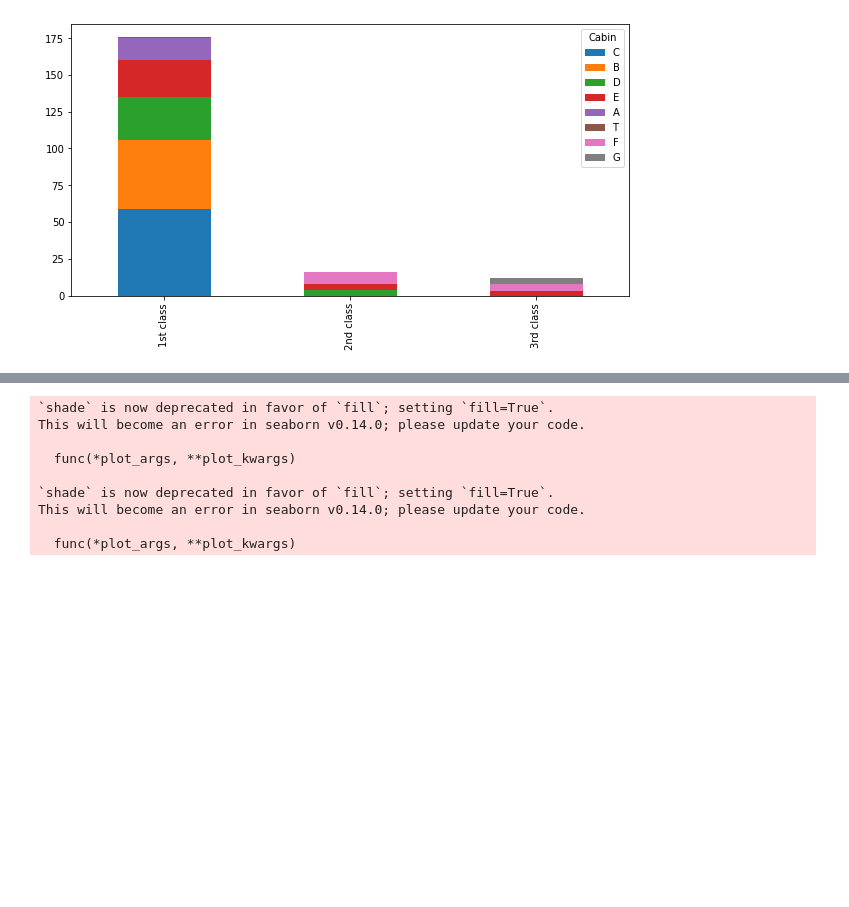
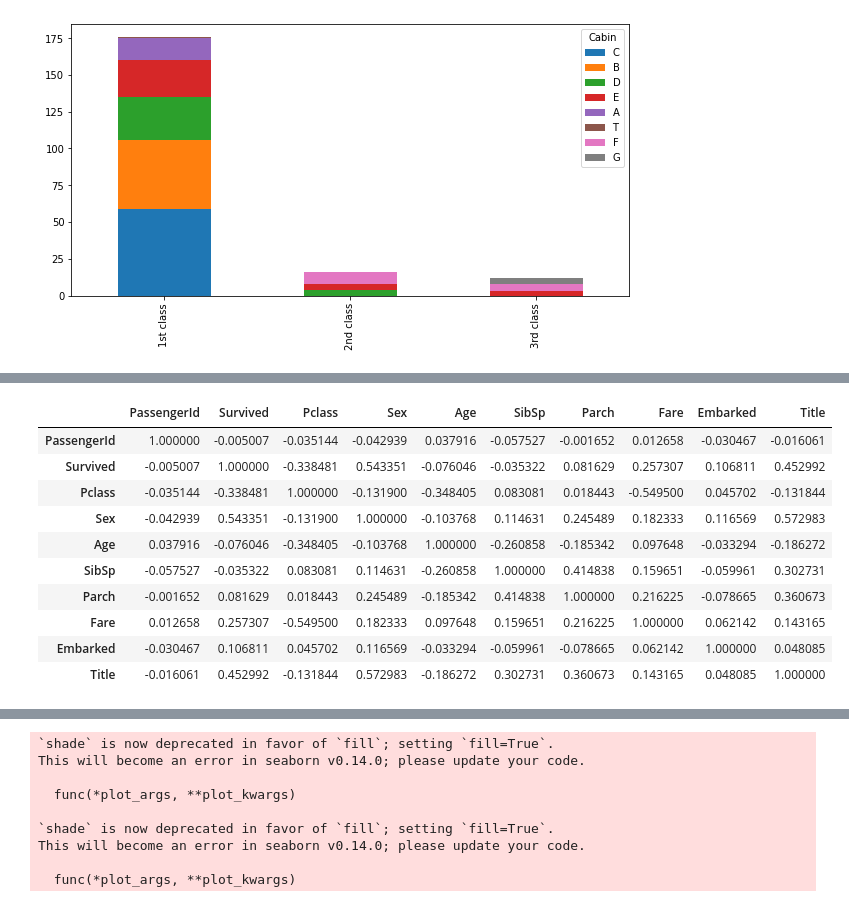
Before and after one commit to HoJ00n2/kaggle-titanic, a Jupyter notebook: my-solution.ipynb, the cells around one changed output, grey strips where cells are left out. Drawn from its saved outputs; the diff is of its cells as text; code cells hidden in the pictures; blank space fills up the shorter version.

```diff
--- a/my-solution.ipynb
+++ b/my-solution.ipynb
@@ -617 +626,20 @@ train.isna().sum(), test.isna().sum() # 이제 Title 빼고 결측치는 채워
  dtype: int64)
+# %%
+train.drop('Cabin',axis=1, inplace=True)
+# %%
+# feature 별 상관관계 분석 내적에 기반한 유사도
+# 숫자가 1에 가까울 수록 유효
+# 숫자가 0이면 관계 x, -1이면 안 좋은 관계
+train.corr()
+# %% [output]
+|  | PassengerId | Survived | Pclass | Sex | Age | SibSp | Parch | Fare | Embarked | Title |
+| PassengerId | 1.000000 | -0.005007 | -0.035144 | -0.042939 | 0.037916 | -0.057527 | -0.001652 | 0.012658 | -0.030467 | -0.016061 |
+| Survived | -0.005007 | 1.000000 | -0.338481 | 0.543351 | -0.076046 | -0.035322 | 0.081629 | 0.257307 | 0.106811 | 0.452992 |
+| Pclass | -0.035144 | -0.338481 | 1.000000 | -0.131900 | -0.348405 | 0.083081 | 0.018443 | -0.549500 | 0.045702 | -0.131844 |
+| Sex | -0.042939 | 0.543351 | -0.131900 | 1.000000 | -0.103768 | 0.114631 | 0.245489 | 0.182333 | 0.116569 | 0.572983 |
+| Age | 0.037916 | -0.076046 | -0.348405 | -0.103768 | 1.000000 | -0.260858 | -0.185342 | 0.097648 | -0.033294 | -0.186272 |
+| SibSp | -0.057527 | -0.035322 | 0.083081 | 0.114631 | -0.260858 | 1.000000 | 0.414838 | 0.159651 | -0.059961 | 0.302731 |
+| Parch | -0.001652 | 0.081629 | 0.018443 | 0.245489 | -0.185342 | 0.414838 | 1.000000 | 0.216225 | -0.078665 | 0.360673 |
+| Fare | 0.012658 | 0.257307 | -0.549500 | 0.182333 | 0.097648 | 0.159651 | 0.216225 | 1.000000 | 0.062142 | 0.143165 |
+| Embarked | -0.030467 | 0.106811 | 0.045702 | 0.116569 | -0.033294 | -0.059961 | -0.078665 | 0.062142 | 1.000000 | 0.048085 |
+| Title | -0.016061 | 0.452992 | -0.131844 | 0.572983 | -0.186272 | 0.302731 | 0.360673 | 0.143165 | 0.048085 | 1.000000 |
```
Also changed, not shown: parts of 16 cells of this notebook, 1 other file.
